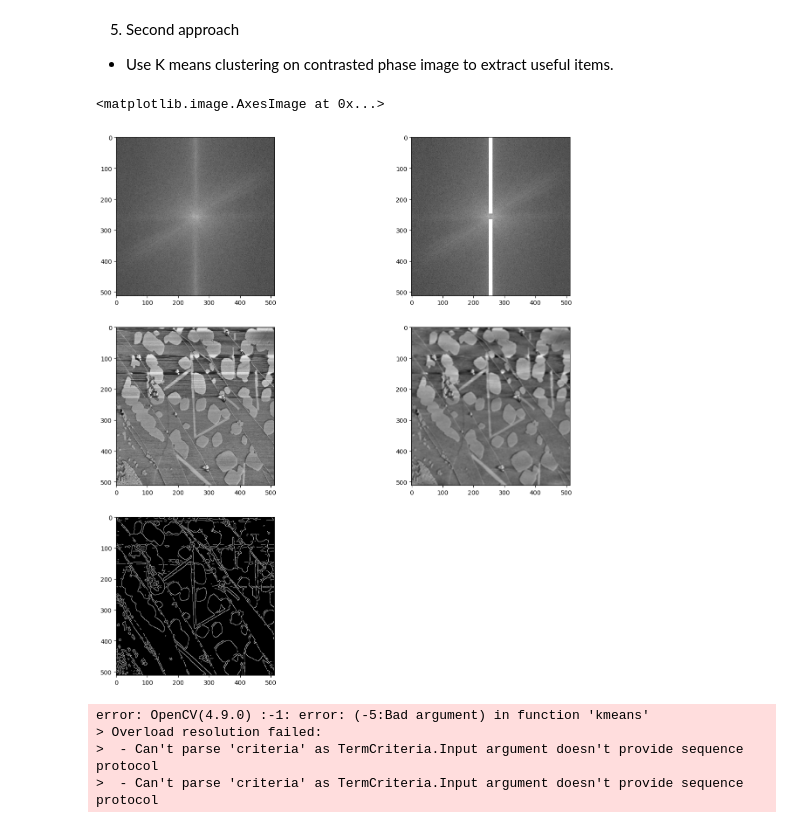
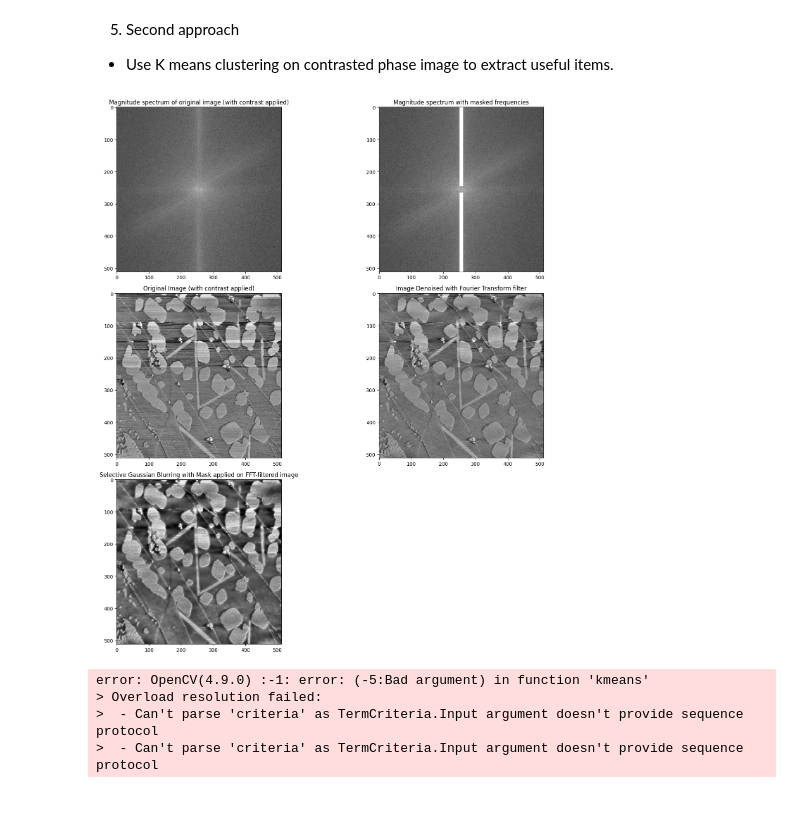
Before and after one commit to anushka-220/Machine-Learning, a Jupyter notebook: Denoise/masking.ipynb, the cells around one changed output. Cells and saved outputs as stored; diff of their text form; code cells hidden in the pictures.

```diff
--- a/Denoise/masking.ipynb
+++ b/Denoise/masking.ipynb
@@ -59,44 +37,84 @@ error: OpenCV(4.9.0) D:\a\opencv-python\opencv-python\opencv\modules\imgproc\src
 # %%
 # reduce line noise
 plt.figure(figsize=(16,16))
+
+# Fourier transform
 f = np.fft.fft2(equalized_image_phase)
+
+#shift image to the center
 fshift = np.fft.fftshift(f)
+
+#display the log of the magnitude of the fourier transform
 magnitude_spectrum = 20*np.log(np.abs(fshift))
 plt.subplot(3,2,1)
 plt.imshow(magnitude_spectrum)
+plt.title("Magnitude spectrum of original image (with contrast applied)")
 
+#create a frequency mask to remove line noise
 rows, cols = equalized_image_phase.shape
 crow,ccol = rows//2 , cols//2
 fshift[0:crow-10, ccol-5:ccol+5] = 0
 fshift[crow+10:, ccol-5:ccol+5] = 0
 magnitude_spectrum_no_horizontal = 20*np.log(np.abs(fshift))
 plt.subplot(3,2,2)
 plt.imshow(magnitude_spectrum_no_horizontal)
+plt.title("Magnitude spectrum with masked frequencies")
 
 # get the spatial domain back
 f_ishift = np.fft.ifftshift(fshift)
 img_back = np.fft.ifft2(f_ishift)
 img_back = np.real(img_back)
 
+plt.subplot(3,2,3)
+plt.title("Original Image (with contrast applied)")
+plt.imshow(equalized_image_phase)
 
-plt.subplot(3,2,3)
-plt.imshow(equalized_image_phase)
 plt.subplot(3,2,4)
+plt.imshow(img_back)
+plt.title("Image Denoised with Fourier Transform filter")
 plt.imsave('./image.jpg', img_back)
 denoise = cv2.imread('./image.jpg')
+
+
+# FAILED BILATERAL FILTERING APPROACH
+
+# plt.subplot(3,2,4)
+# plt.imshow(cv2.bilateralFilter(equalized_image_phase, 6, 75, 75))
+# plt.title("Using bilateral noise ")
+
+
+#Creating a mask to apply selective filtering to the original filter
 mask2 = np.zeros_like(denoise)
 denoise = cv2.cvtColor(denoise, cv2.COLOR_RGB2GRAY)
+
+
+# FAILED EDGE DETECTION APPROACH
+
 #denoise = cv2.equalizeHist(gray_phase)
-blurred_image = cv2.GaussianBlur(denoise, (7,7), 0)
-plt.imshow(blurred_image)
+# blurred_image = cv2.medianBlur(denoise, 3)
+# plt.imshow(blurred_image)
+# canny = cv2.Canny(blurred_image, 75,100, apertureSize=3)
 
-edges3 = cv2.Canny(blurred_image, 50,60, apertureSize=3)
-_, thresholded = cv2.threshold(denoise, 125, 255, cv2.THRESH_BINARY)
+# Threshold the image to create a binary mask to apply selective filtering to.
+_, thresholded = cv2.threshold(denoise, 130, 255, cv2.THRESH_BINARY)
+
+
+# FAILED EDGE DETECTION APPROACH #2
+
+# cont, _ = cv2.findContours(thresholded, cv2.RETR_TREE, cv2.CHAIN_APPROX_SIMPLE)
+# cv2.drawContours(mask2, cont, -1,(255,255,255),-1)
+
+# use Gaussian blur to create a strongly blurred copy of the denoised image
+blurred_image = cv2.GaussianBlur(denoise, (15, 15), 0)
+result = np.where(thresholded!=0, denoise, blurred_image)
 plt.subplot(3,2,5)
-plt.imshow(edges3)
+plt.imshow(clahe.apply(result), cmap="YlOrBr")
+plt.title("Selective Gaussian Blurring with Mask applied on FFT-filtered image")
+
+plt.tight_layout()
+plt.show()
 # %% [output]
-<matplotlib.image.AxesImage at 0x...>
-[figure, old version]
+[figure, new version]
 # %%
 # Clustering
 img = np.array(equalized_image_phase)
```
Also changed, not shown: parts of 1 cell of this notebook.
